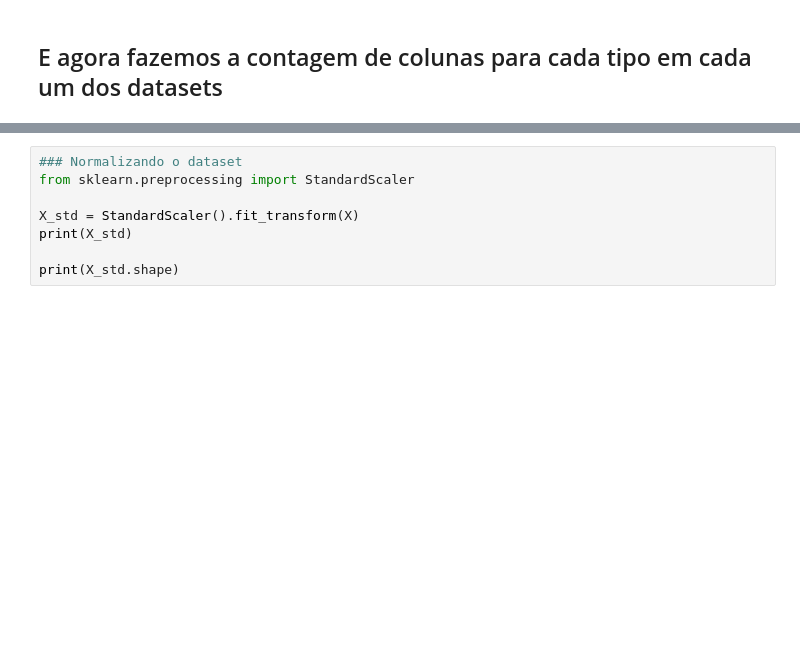
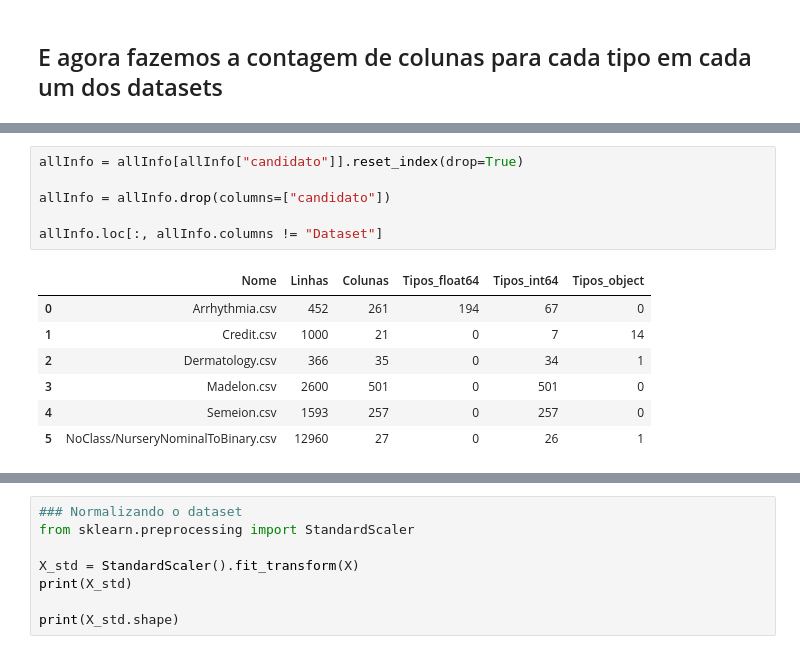
Before and after one commit to gilcesarf/imd3002-202502, a Jupyter notebook: Aula08/exercicio-aula07.ipynb, the cells around one changed output, grey strips where cells are left out. Cells and saved outputs as stored; diff of their text form; blank space fills up the shorter version.

```diff
--- a/Aula08/exercicio-aula07.ipynb
+++ b/Aula08/exercicio-aula07.ipynb
@@ -178,0 +183,14 @@ NameError: name 'dataset' is not defined
+# %%
+allInfo = allInfo[allInfo["candidato"]].reset_index(drop=True)
+
+allInfo = allInfo.drop(columns=["candidato"])
+
+allInfo.loc[:, allInfo.columns != "Dataset"]
+# %% [output]
+|  | Nome | Linhas | Colunas | Tipos_float64 | Tipos_int64 | Tipos_object |
+| 0 | Arrhythmia.csv | 452 | 261 | 194 | 67 | 0 |
+| 1 | Credit.csv | 1000 | 21 | 0 | 7 | 14 |
+| 2 | Dermatology.csv | 366 | 35 | 0 | 34 | 1 |
+| 3 | Madelon.csv | 2600 | 501 | 0 | 501 | 0 |
+| 4 | Semeion.csv | 1593 | 257 | 0 | 257 | 0 |
+| 5 | NoClass/NurseryNominalToBinary.csv | 12960 | 27 | 0 | 26 | 1 |
```
Also changed, not shown: parts of 17 cells of this notebook.
